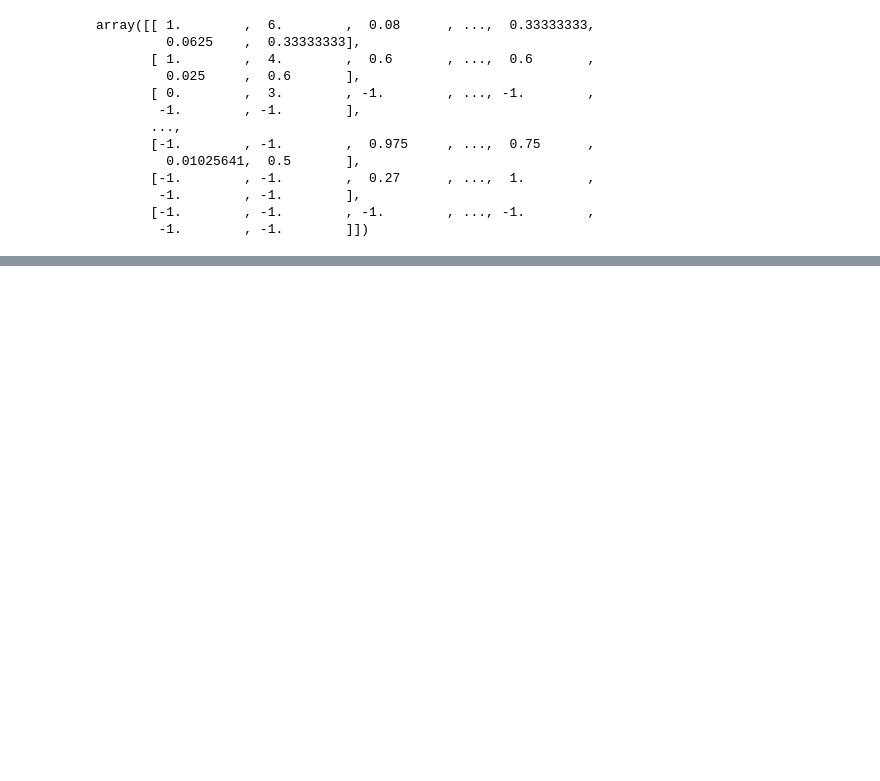
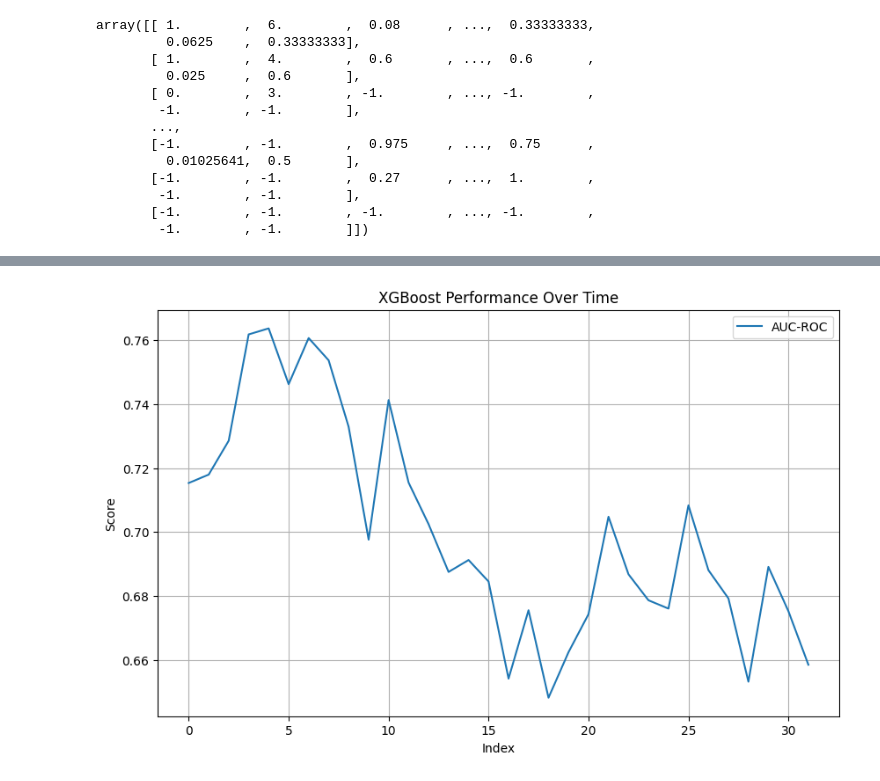
Before and after one commit to fafal-abnir/DyFraudNet, a Jupyter notebook: notebooks/DGraphFinClassicML.ipynb, the cells around one changed output, grey strips where cells are left out. Cells and saved outputs as stored; diff of their text form; code cells hidden in the pictures; blank space fills up the shorter version.

```diff
--- a/notebooks/DGraphFinClassicML.ipynb
+++ b/notebooks/DGraphFinClassicML.ipynb
@@ -99,0 +144,12 @@ AUC-ROC Score: 0.7169
+# %%
+plt.figure(figsize=(10, 6))
+# plt.plot(results_df['index'], results_df['avg_precision'], label='Avg Precision', marker="o")
+plt.plot(results_df['index'], results_df['auc_roc'], label='AUC-ROC')
+plt.xlabel('Index')
+plt.ylabel('Score')
+plt.title('XGBoost Performance Over Time')
+plt.legend()
+plt.grid(True)
+plt.show()
+# %% [output]
+[figure, added]
```
Also changed, not shown: parts of 7 cells of this notebook, 4 other files.
